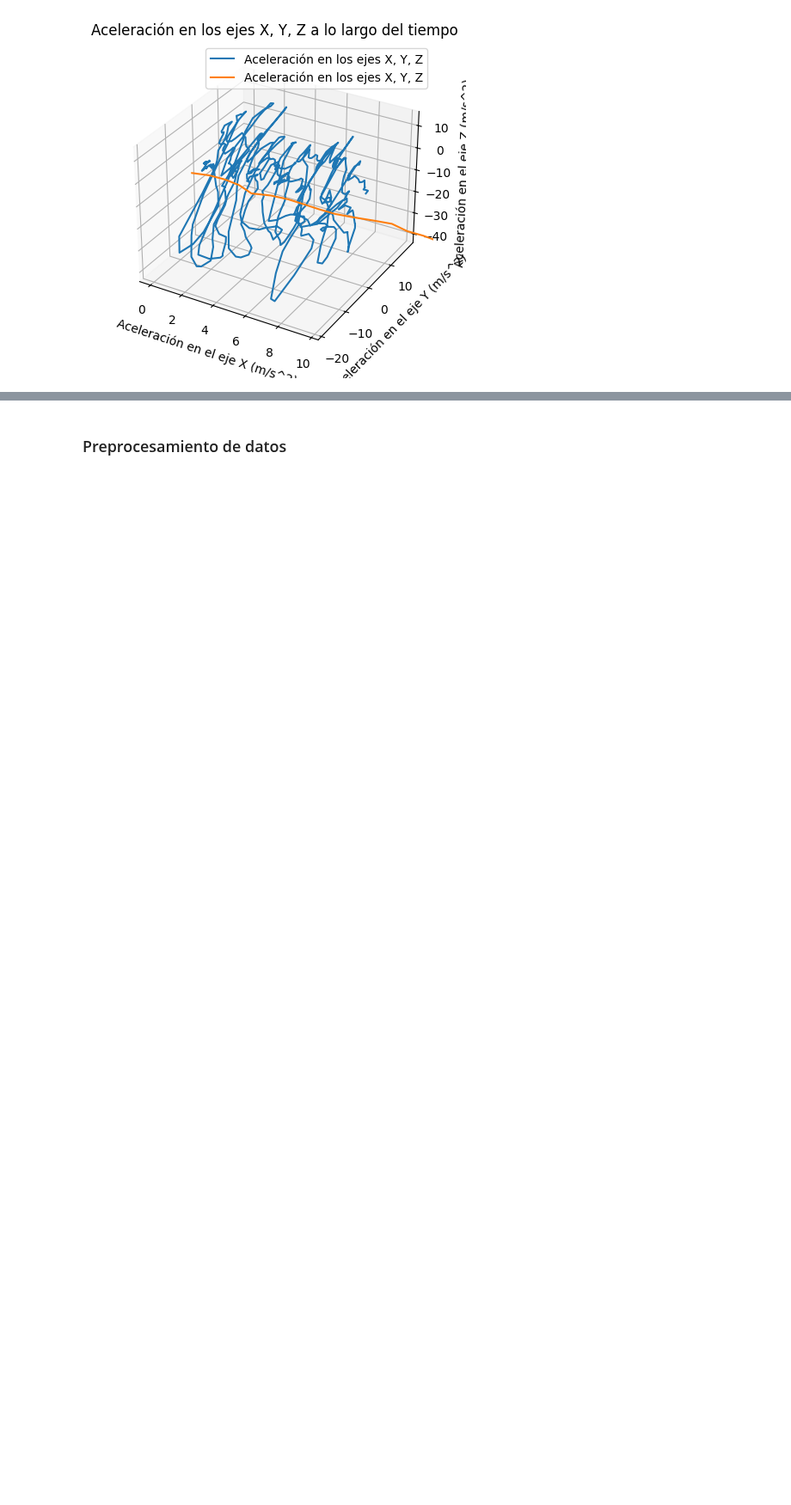
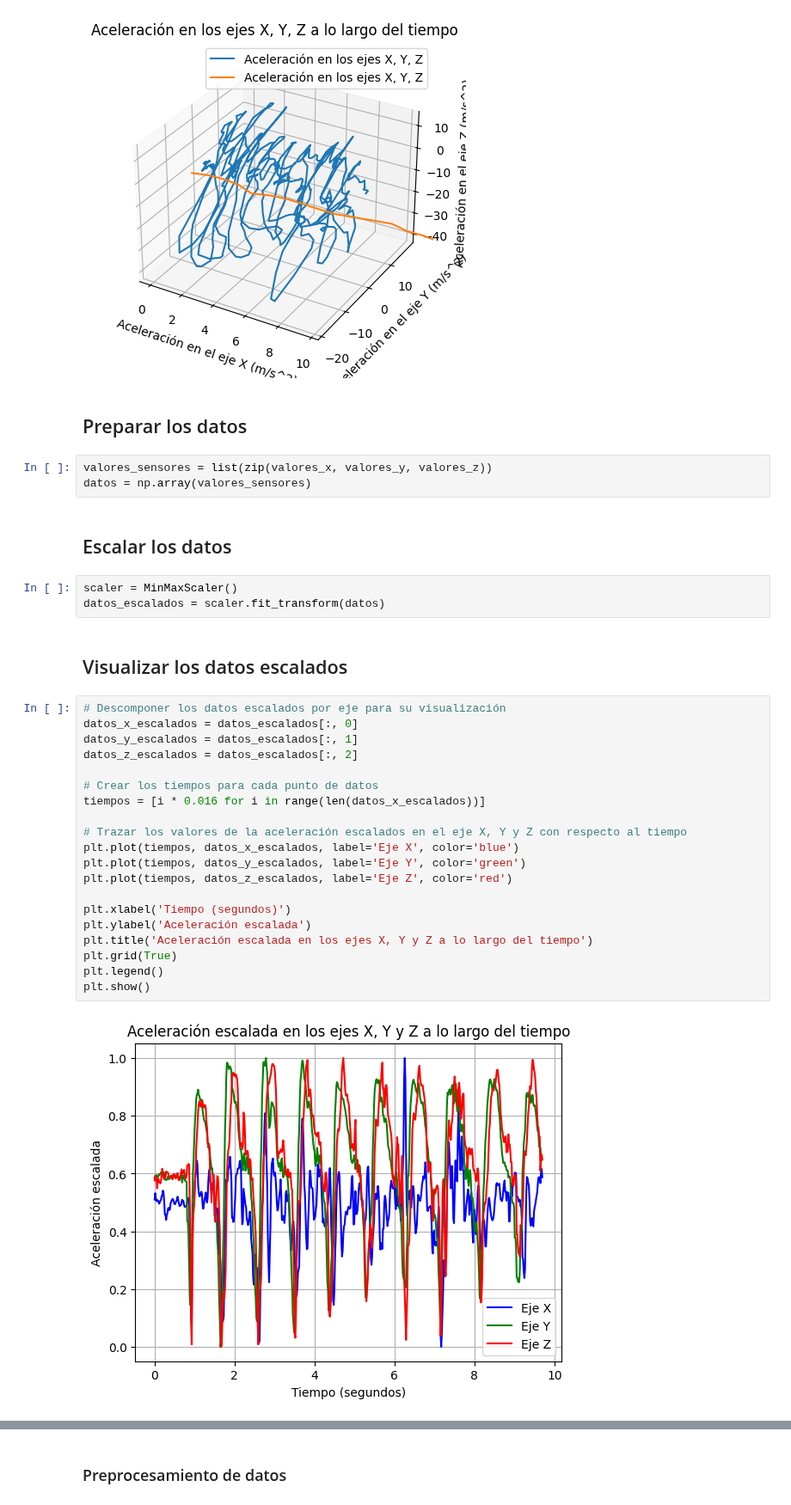
Before and after one commit to Sebastian-Cely/M1-Procesamiento-datos-secuenciales, a Jupyter notebook: notebooks/motion_model.ipynb, the cells around one changed output, grey strips where cells are left out. Shown at 86% size. Cells and saved outputs as stored; diff of their text form; blank space fills up the shorter version.

```diff
--- a/notebooks/motion_model.ipynb
+++ b/notebooks/motion_model.ipynb
@@ -110,3 +113,37 @@ plt.legend()
 plt.show()
 # %% [output]
 [figure]
+# %% [markdown]
+## Preparar los datos
+# %%
+valores_sensores = list(zip(valores_x, valores_y, valores_z))
+datos = np.array(valores_sensores)
+# %% [markdown]
+## Escalar los datos
+# %%
+scaler = MinMaxScaler()
+datos_escalados = scaler.fit_transform(datos)
+# %% [markdown]
+## Visualizar los datos escalados
+# %%
+# Descomponer los datos escalados por eje para su visualización
+datos_x_escalados = datos_escalados[:, 0]
+datos_y_escalados = datos_escalados[:, 1]
+datos_z_escalados = datos_escalados[:, 2]
+
+# Crear los tiempos para cada punto de datos
+tiempos = [i * 0.016 for i in range(len(datos_x_escalados))]
+
+# Trazar los valores de la aceleración escalados en el eje X, Y y Z con respecto al tiempo
+plt.plot(tiempos, datos_x_escalados, label='Eje X', color='blue')
+plt.plot(tiempos, datos_y_escalados, label='Eje Y', color='green')
+plt.plot(tiempos, datos_z_escalados, label='Eje Z', color='red')
+
+plt.xlabel('Tiempo (segundos)')
+plt.ylabel('Aceleración escalada')
+plt.title('Aceleración escalada en los ejes X, Y y Z a lo largo del tiempo')
+plt.grid(True)
+plt.legend()
+plt.show()
+# %% [output]
+[figure, added]
```
Also changed, not shown: parts of 9 cells of this notebook.
